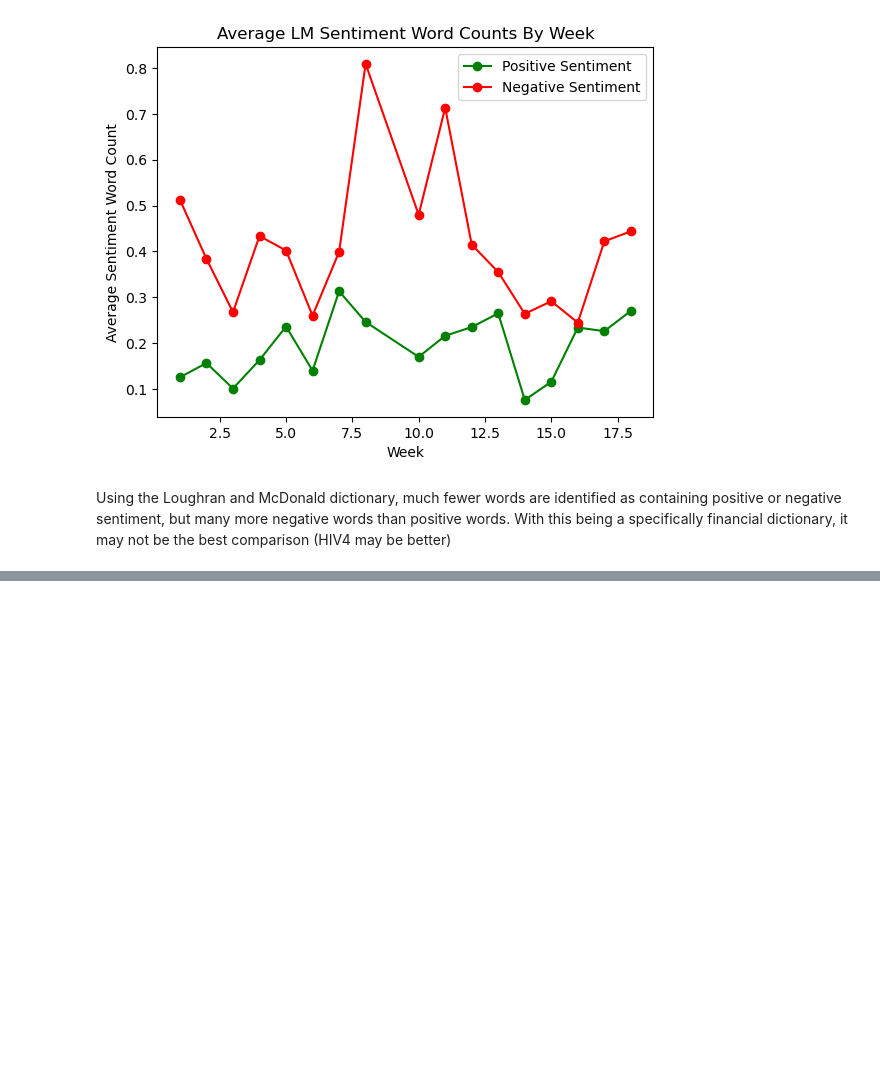
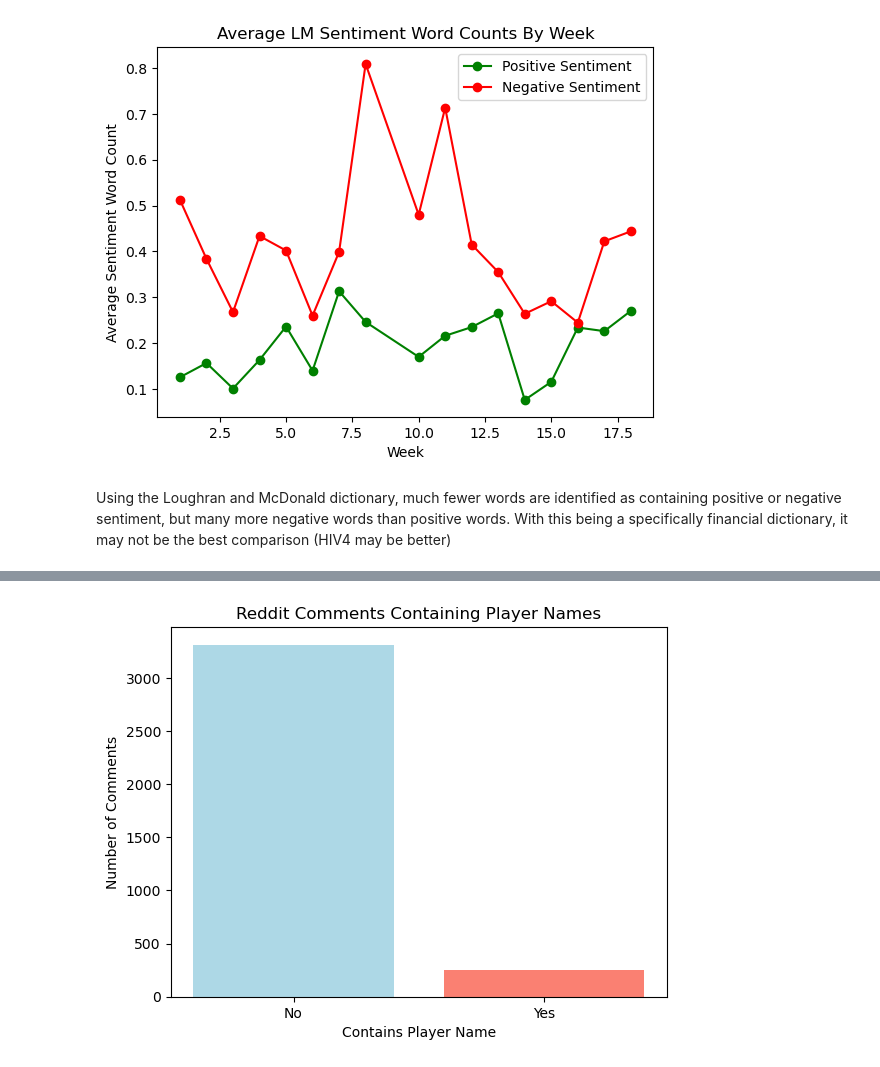
Before and after one commit to ryanjamesyu2/sentiment-performance-connection, a Jupyter notebook: sentiment_data_eda.ipynb, the cells around one changed output, grey strips where cells are left out. Drawn from its saved outputs; the diff is of its cells as text; code cells hidden in the pictures; blank space fills up the shorter version.

Commit message:
Sentiment EDA for player names in Reddit comments

```diff
--- a/sentiment_data_eda.ipynb
+++ b/sentiment_data_eda.ipynb
@@ -511,3 +511,11 @@ plt.show()
 [figure]
 # %% [markdown]
 Using the Loughran and McDonald dictionary, much fewer words are identified as containing positive or negative sentiment, but many more negative words than positive words. With this being a specifically financial dictionary, it may not be the best comparison (HIV4 may be better)
+# %%
+players = [
+    'jalen', 'hurts', 'saquon', 'barkley', 'aj', 'a.j.', 'aj brown', 'a.j. brown', 'devonta', 'smith',
+    'baun', 'quinyon', 'mitchell'
+]
+
+reddit_df['contains_player_name'] = reddit_df['body'].str.contains('|'.join(players), case=False, na=False)
+reddit_df.head()
@@ -513,0 +544,9 @@ Using the Loughran and McDonald dictionary, much fewer words are identified as c
+# %%
+plt.bar(reddit_df['contains_player_name'].value_counts().index, reddit_df['contains_player_name'].value_counts().values, color=['lightblue', 'salmon'])
+plt.xlabel('Contains Player Name')
+plt.ylabel('Number of Comments')
+plt.title('Reddit Comments Containing Player Names')
+plt.xticks([0, 1], ['No', 'Yes'])
+plt.show()
+# %% [output]
+[figure, added]
```
Also changed, not shown: parts of 8 cells of this notebook.
